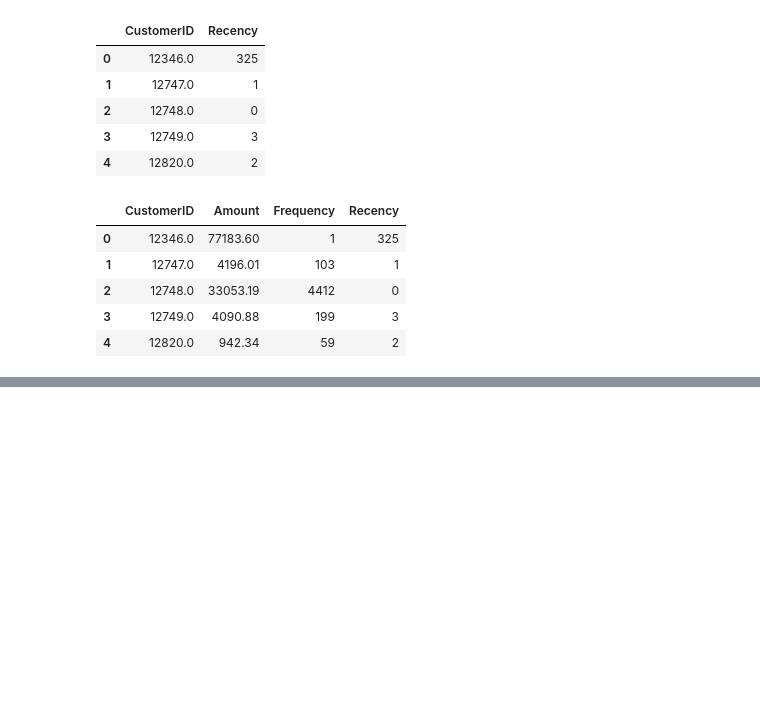
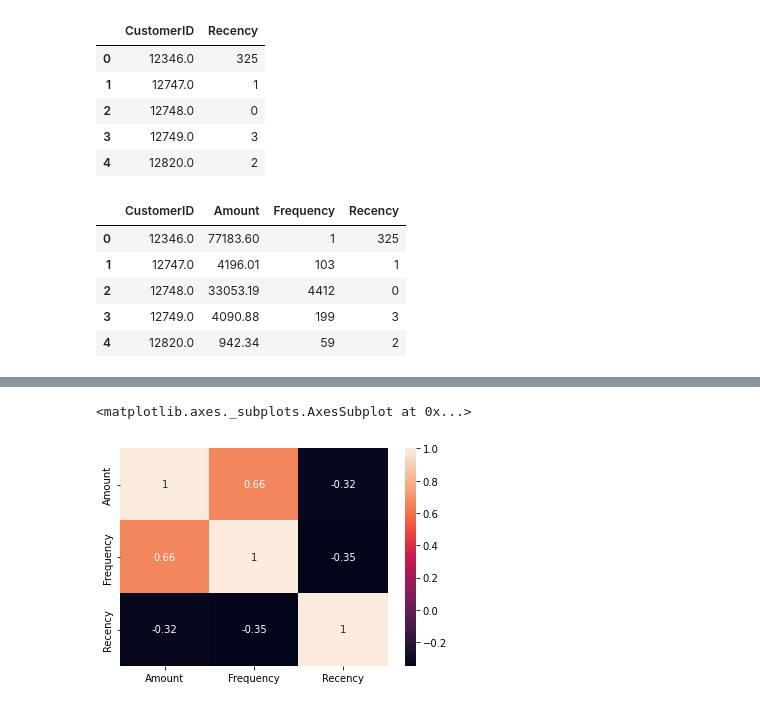
Before and after one commit to omajipawar/Online-Retail-Customer-Segmentation, a Jupyter notebook: Online_Retail_Customer_Segmentation_(Omaji_Pawar).ipynb, the cells around one changed output, grey strips where cells are left out. Drawn from its saved outputs; the diff is of its cells as text; code cells hidden in the pictures; blank space fills up the shorter version.

```diff
--- a/Online_Retail_Customer_Segmentation_(Omaji_Pawar).ipynb
+++ b/Online_Retail_Customer_Segmentation_(Omaji_Pawar).ipynb
@@ -439,0 +442,18 @@ rfm.head()
+# %%
+# Removing (statistical) outliers for Amount
+Q1 = rfm.Amount.quantile(0.05)
+Q3 = rfm.Amount.quantile(0.95)
+IQR = Q3 - Q1
+rfm = rfm[(rfm.Amount >= Q1 - 1.5*IQR) & (rfm.Amount <= Q3 + 1.5*IQR)]
+
+# Removing (statistical) outliers for Recency
+Q1 = rfm.Recency.quantile(0.05)
+Q3 = rfm.Recency.quantile(0.95)
+IQR = Q3 - Q1
+rfm = rfm[(rfm.Recency >= Q1 - 1.5*IQR) & (rfm.Recency <= Q3 + 1.5*IQR)]
+
+# Removing (statistical) outliers for Frequency
+Q1 = rfm.Frequency.quantile(0.05)
+Q3 = rfm.Frequency.quantile(0.95)
+IQR = Q3 - Q1
+rfm = rfm[(rfm.Frequency >= Q1 - 1.5*IQR) & (rfm.Frequency <= Q3 + 1.5*IQR)]
@@ -439,0 +482,11 @@ rfm.head()
+# %%
+# Rescaling the attributes
+
+rfm_df = rfm[['Amount', 'Frequency', 'Recency']]
+
+# Instantiate
+scaler = StandardScaler()
+
+# fit_transform
+rfm_df_scaled = scaler.fit_transform(rfm_df)
+rfm_df_scaled.shape
@@ -439,0 +495,5 @@ rfm.head()
+# %%
+#Making a dataframe of scaled values
+rfm_df_scaled = pd.DataFrame(rfm_df_scaled)
+rfm_df_scaled.columns = ['Amount', 'Frequency', 'Recency']
+rfm_df_scaled.head()
@@ -439,0 +507,6 @@ rfm.head()
+# %%
+#Plotting a heatmap
+sns.heatmap(rfm_df_scaled.corr(),annot=True)
+# %% [output]
+<matplotlib.axes._subplots.AxesSubplot at 0x...>
+[figure, added]
```
Also changed, not shown: parts of 15 cells of this notebook.
